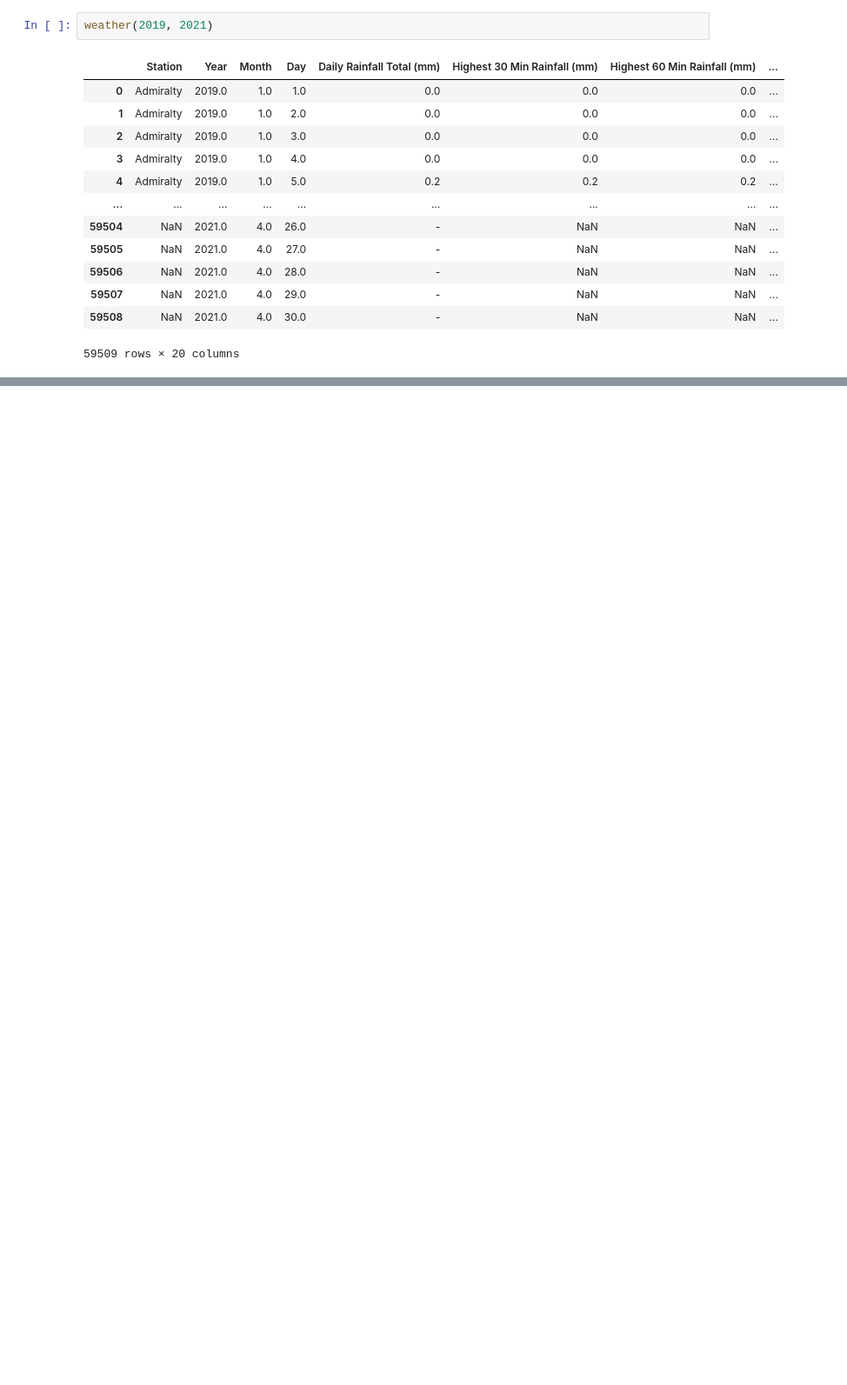
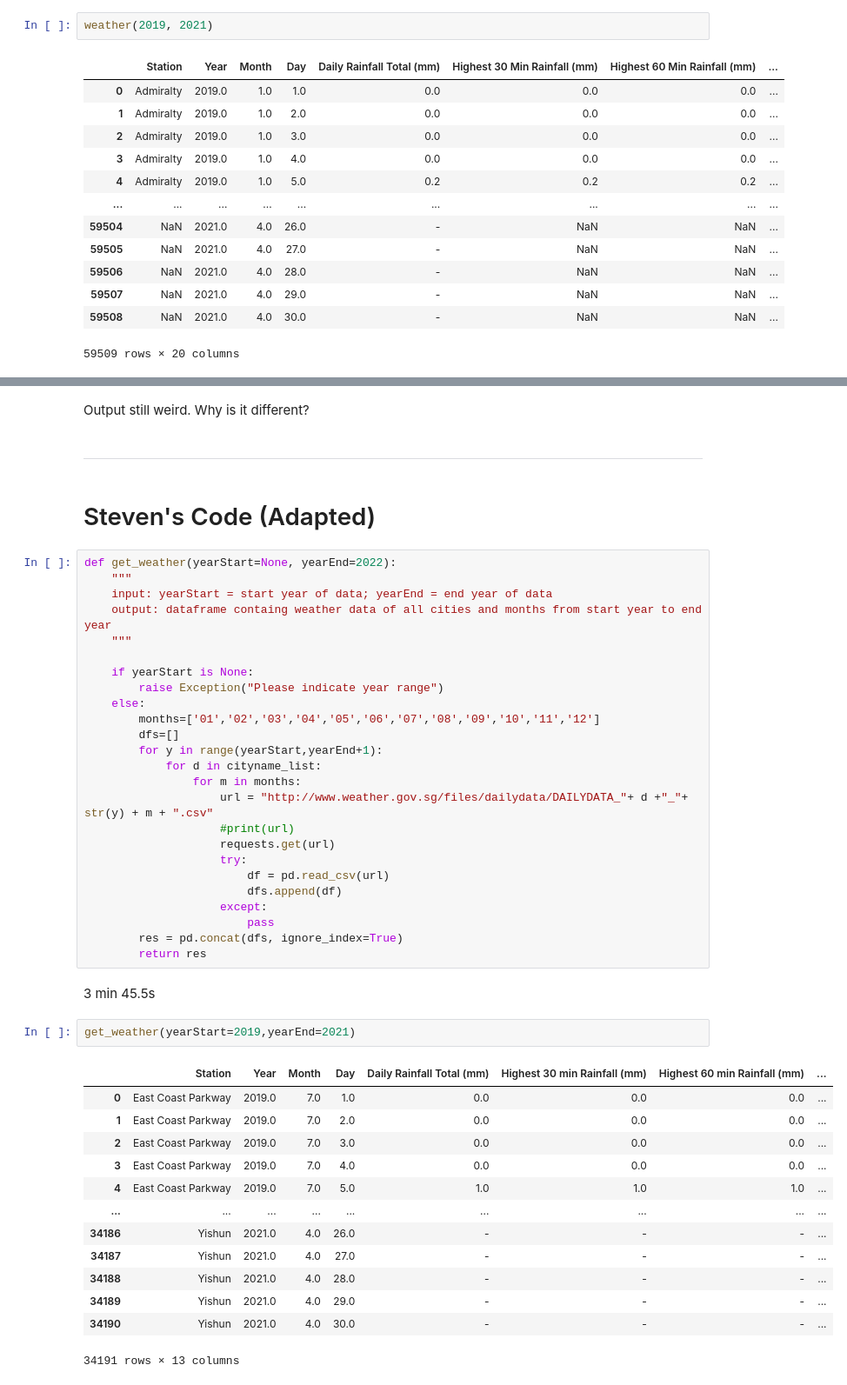
Before and after one commit to joel-quek/Project-4-Dengue-Prediction-Model, a Jupyter notebook: Joel/scrape1.ipynb, the cells around one changed output, grey strips where cells are left out. Shown at 87% size. Drawn from its saved outputs; the diff is of its cells as text; blank space fills up the shorter version.

```diff
--- a/Joel/scrape1.ipynb
+++ b/Joel/scrape1.ipynb
@@ -377,0 +460,49 @@ weather(2019, 2021)
+# %% [markdown]
+Output still weird. Why is it different?
+# %% [markdown]
+---
+# %% [markdown]
+# Steven's Code (Adapted)
+# %%
+def get_weather(yearStart=None, yearEnd=2022):
+    """
+    input: yearStart = start year of data; yearEnd = end year of data
+    output: dataframe containg weather data of all cities and months from start year to end year
+    """
+
+    if yearStart is None:
+        raise Exception("Please indicate year range")
+    else:
+        months=['01','02','03','04','05','06','07','08','09','10','11','12']
+        dfs=[]
+        for y in range(yearStart,yearEnd+1):
+            for d in cityname_list:
+                for m in months:
+                    url = "http://www.weather.gov.sg/files/dailydata/DAILYDATA_"+ d +"_"+ str(y) + m + ".csv"
+                    #print(url)
+                    requests.get(url)
+                    try:
+                        df = pd.read_csv(url)
+                        dfs.append(df)
+                    except:
+                        pass
+        res = pd.concat(dfs, ignore_index=True)
+        return res
+# %% [markdown]
+3 min 45.5s
+# %%
+get_weather(yearStart=2019,yearEnd=2021)
+# %% [output]
+|  | Station | Year | Month | Day | Daily Rainfall Total (mm) | Highest 30 min Rainfall (mm) | Highest 60 min Rainfall (mm) | ... |
+| 0 | East Coast Parkway | 2019.0 | 7.0 | 1.0 | 0.0 | 0.0 | 0.0 | ... |
+| 1 | East Coast Parkway | 2019.0 | 7.0 | 2.0 | 0.0 | 0.0 | 0.0 | ... |
+| 2 | East Coast Parkway | 2019.0 | 7.0 | 3.0 | 0.0 | 0.0 | 0.0 | ... |
+| 3 | East Coast Parkway | 2019.0 | 7.0 | 4.0 | 0.0 | 0.0 | 0.0 | ... |
+| 4 | East Coast Parkway | 2019.0 | 7.0 | 5.0 | 1.0 | 1.0 | 1.0 | ... |
+| ... | ... | ... | ... | ... | ... | ... | ... | ... |
+| 34186 | Yishun | 2021.0 | 4.0 | 26.0 | - | - | - | ... |
+| 34187 | Yishun | 2021.0 | 4.0 | 27.0 | - | - | - | ... |
+| 34188 | Yishun | 2021.0 | 4.0 | 28.0 | - | - | - | ... |
+| 34189 | Yishun | 2021.0 | 4.0 | 29.0 | - | - | - | ... |
+| 34190 | Yishun | 2021.0 | 4.0 | 30.0 | - | - | - | ... |
+34191 rows × 13 columns
```
Also changed, not shown: parts of 16 cells of this notebook.
